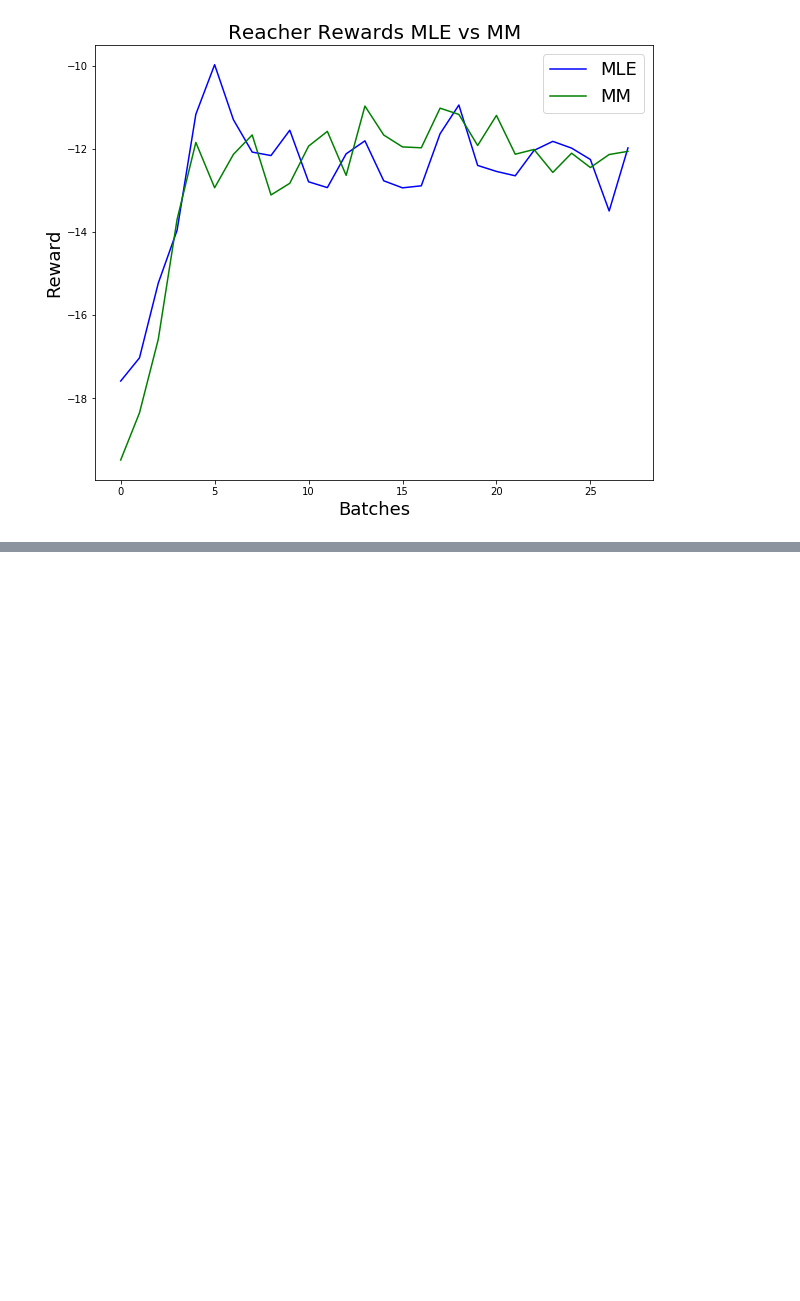
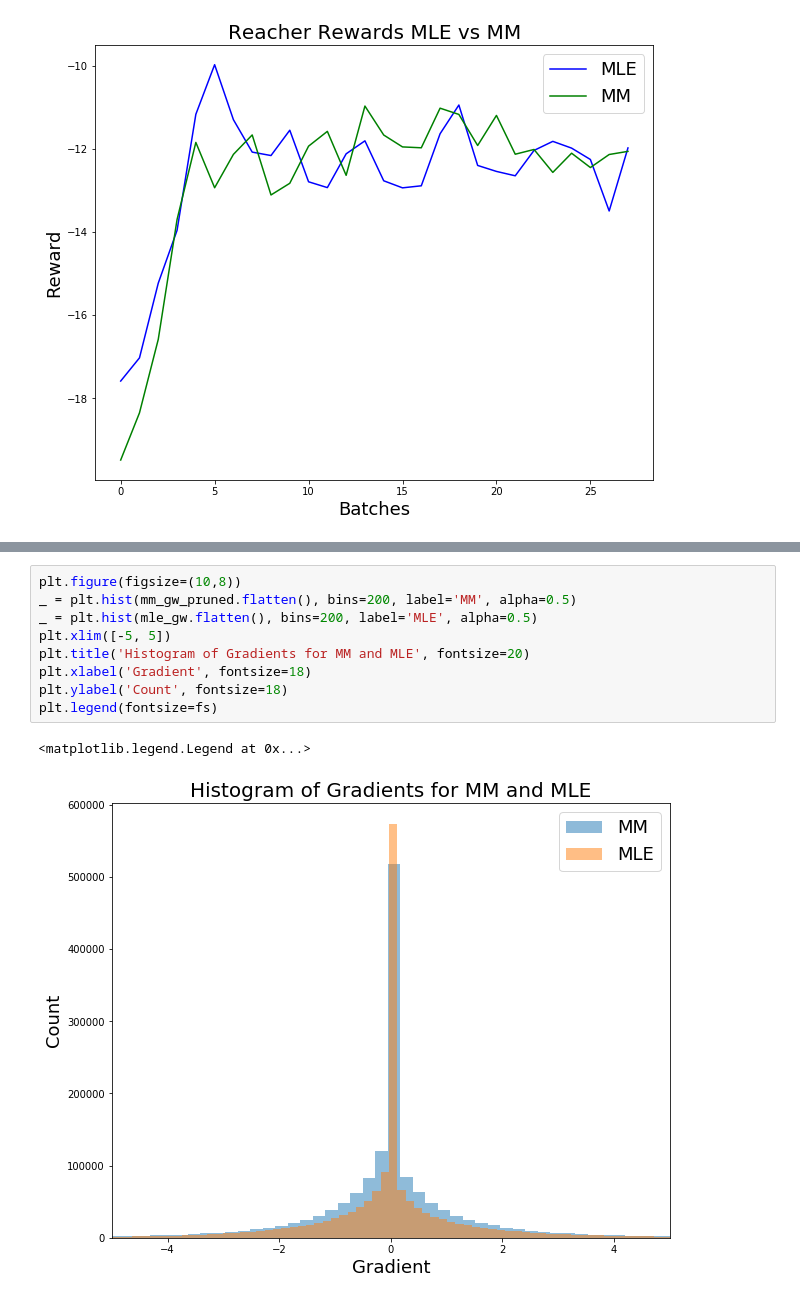
Before and after one commit to jacky-liang/minimax_cross_entropy, a Jupyter notebook: Plots.ipynb, the cells around one changed output, grey strips where cells are left out. Cells and saved outputs as stored; diff of their text form; blank space fills up the shorter version.

```diff
--- a/Plots.ipynb
+++ b/Plots.ipynb
@@ -68,0 +92,12 @@ plt.show()
+# %%
+plt.figure(figsize=(10,8))
+_ = plt.hist(mm_gw_pruned.flatten(), bins=200, label='MM', alpha=0.5)
+_ = plt.hist(mle_gw.flatten(), bins=200, label='MLE', alpha=0.5)
+plt.xlim([-5, 5])
+plt.title('Histogram of Gradients for MM and MLE', fontsize=20)
+plt.xlabel('Gradient', fontsize=18)
+plt.ylabel('Count', fontsize=18)
+plt.legend(fontsize=fs)
+# %% [output]
+<matplotlib.legend.Legend at 0x...>
+[figure, added]
```
Also changed, not shown: parts of 2 cells of this notebook, 8 other files.
